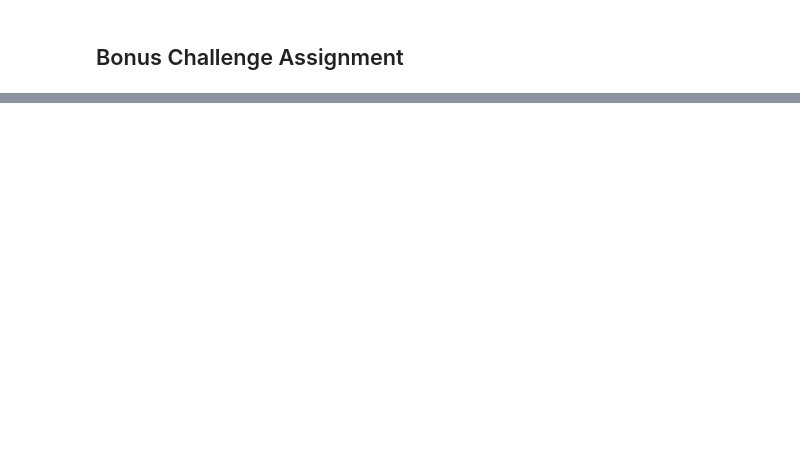
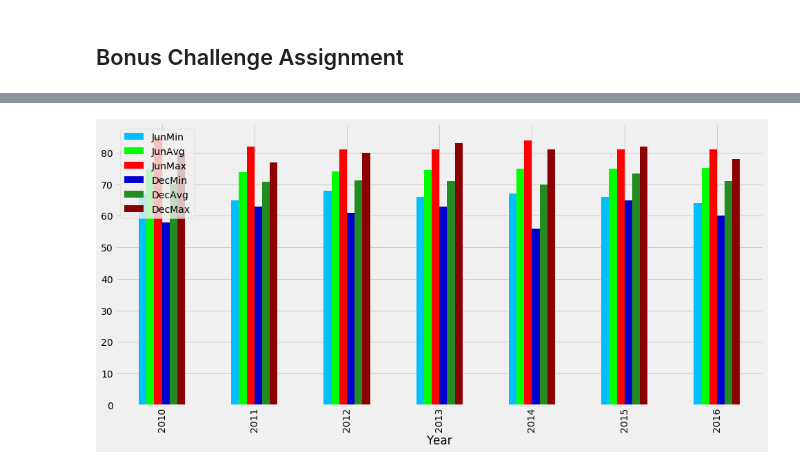
Before and after one commit to rmoesw01/sqlalchemy-challenge, a Jupyter notebook: climate_starter.ipynb, the cells around one changed output, grey strips where cells are left out. Cells and saved outputs as stored; diff of their text form; code cells hidden in the pictures; blank space fills up the shorter version.

```diff
--- a/climate_starter.ipynb
+++ b/climate_starter.ipynb
@@ -221,0 +243,6 @@ NameError: name 'Measurement' is not defined
+# %%
+my_colors = ['#00BFFF','#00FF00','#FF0000','#0000CD','#228B22','#8B0000']
+compare_temps_df.plot(kind='bar', figsize=(15,7), color=my_colors)
+plt.show()
+# %% [output]
+[figure, added]
```
Also changed, not shown: parts of 11 cells of this notebook.
